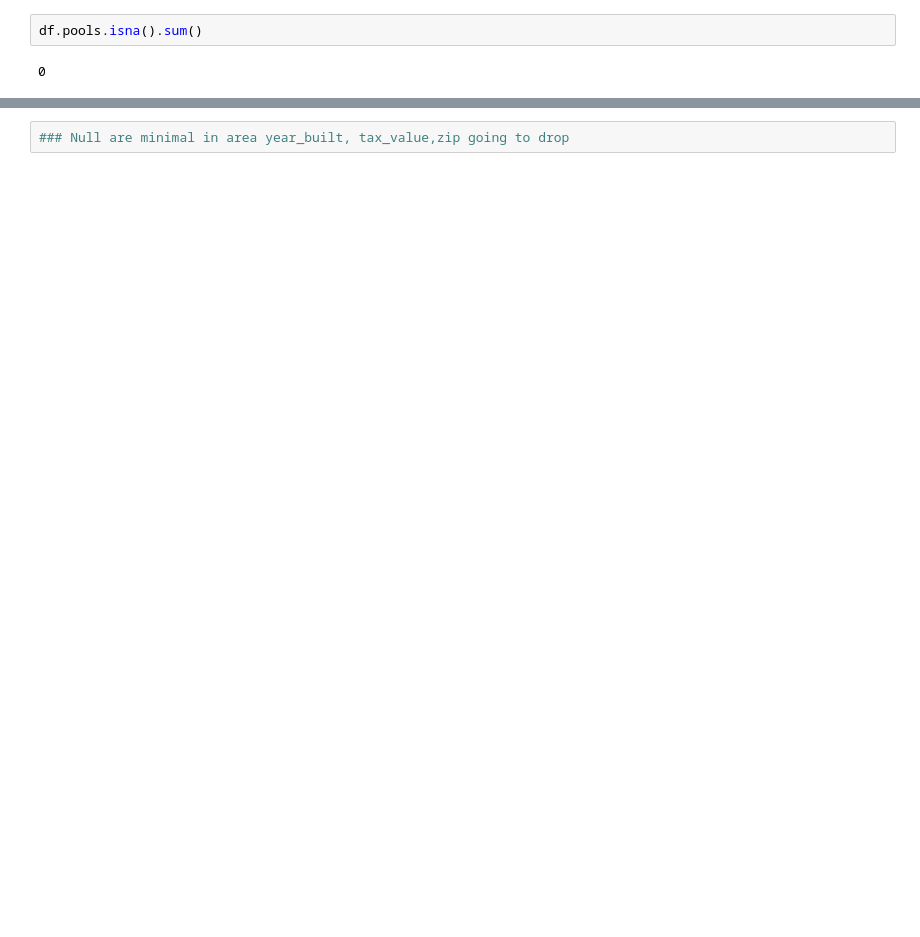
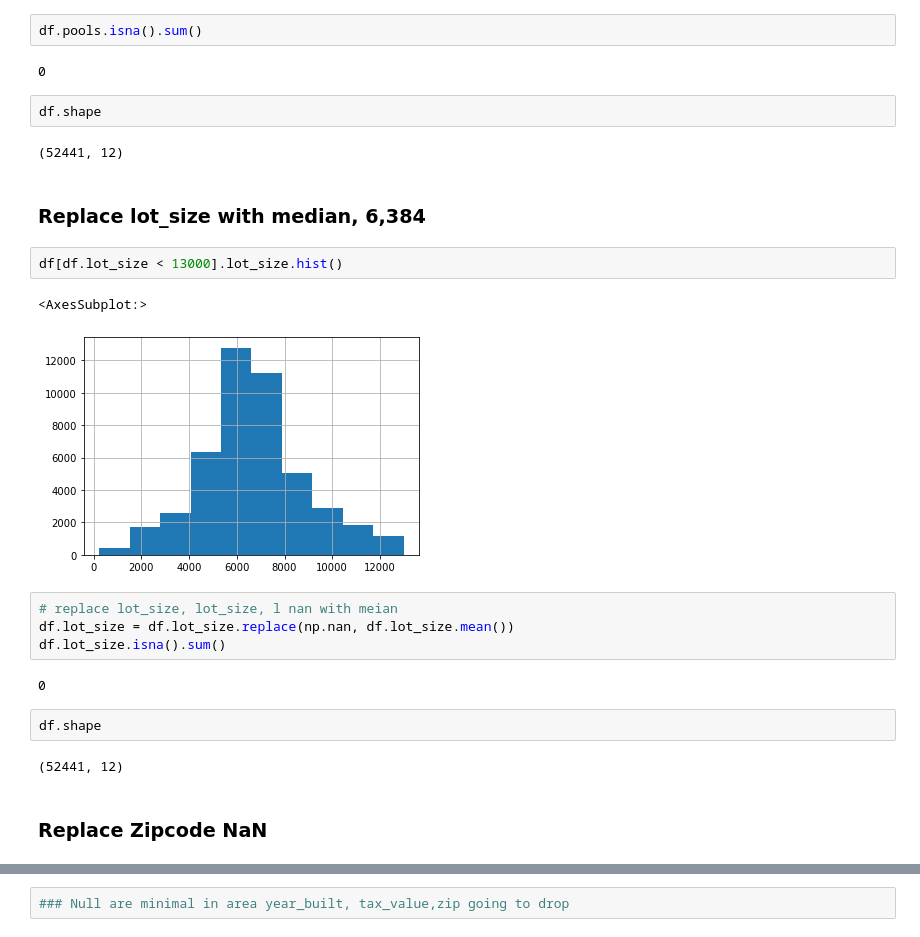
Before and after one commit to kanieladenis/zillow_regression_project, a Jupyter notebook: zillow_regression_project_working.ipynb, the cells around one changed output, grey strips where cells are left out. Drawn from its saved outputs; the diff is of its cells as text; blank space fills up the shorter version.

```diff
--- a/zillow_regression_project_working.ipynb
+++ b/zillow_regression_project_working.ipynb
@@ -370,4 +376,27 @@ AttributeError: 'DataFrame' object has no attribute 'pools'
 df.pools.isna().sum()
 # %% [output]
 0
+# %%
+df.shape
+# %% [output]
+(52441, 12)
+# %% [markdown]
+### Replace lot_size with median, 6,384
+# %%
+df[df.lot_size < 13000].lot_size.hist()
+# %% [output]
+<AxesSubplot:>
+[figure, added]
+# %%
+# replace lot_size, lot_size, l nan with meian
+df.lot_size = df.lot_size.replace(np.nan, df.lot_size.mean())
+df.lot_size.isna().sum()
+# %% [output]
+0
+# %%
+df.shape
+# %% [output]
+(52441, 12)
+# %% [markdown]
+### Replace Zipcode NaN
 # %%
```
Also changed, not shown: parts of 31 cells of this notebook.
